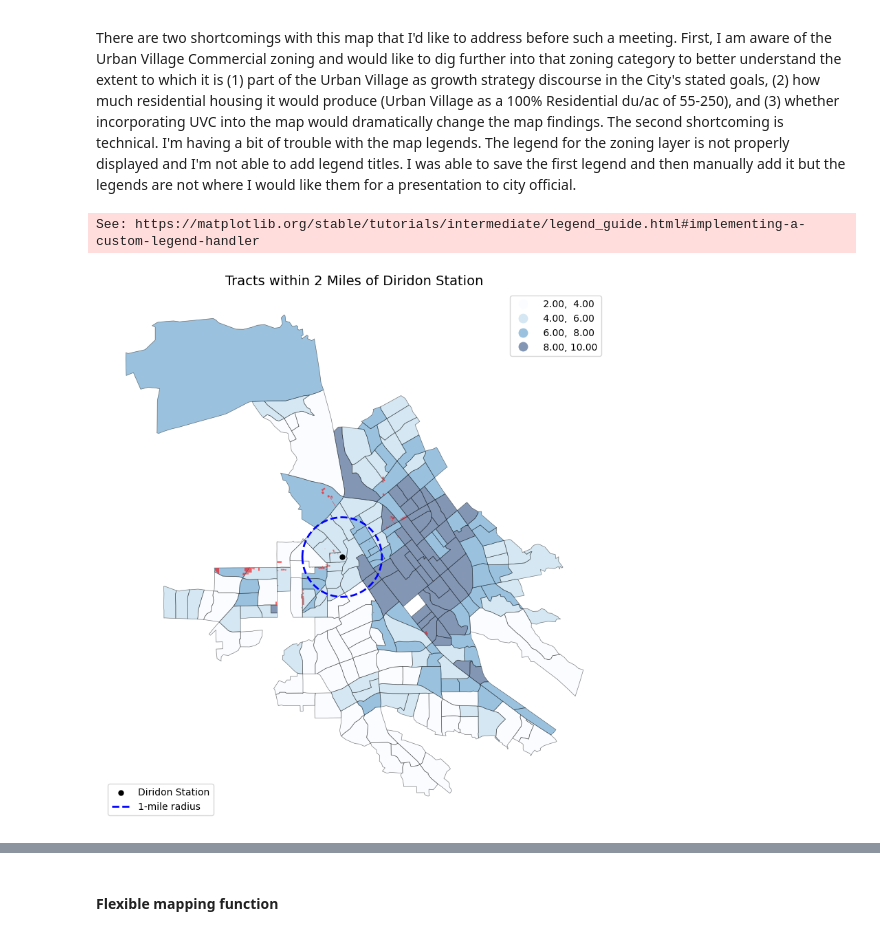
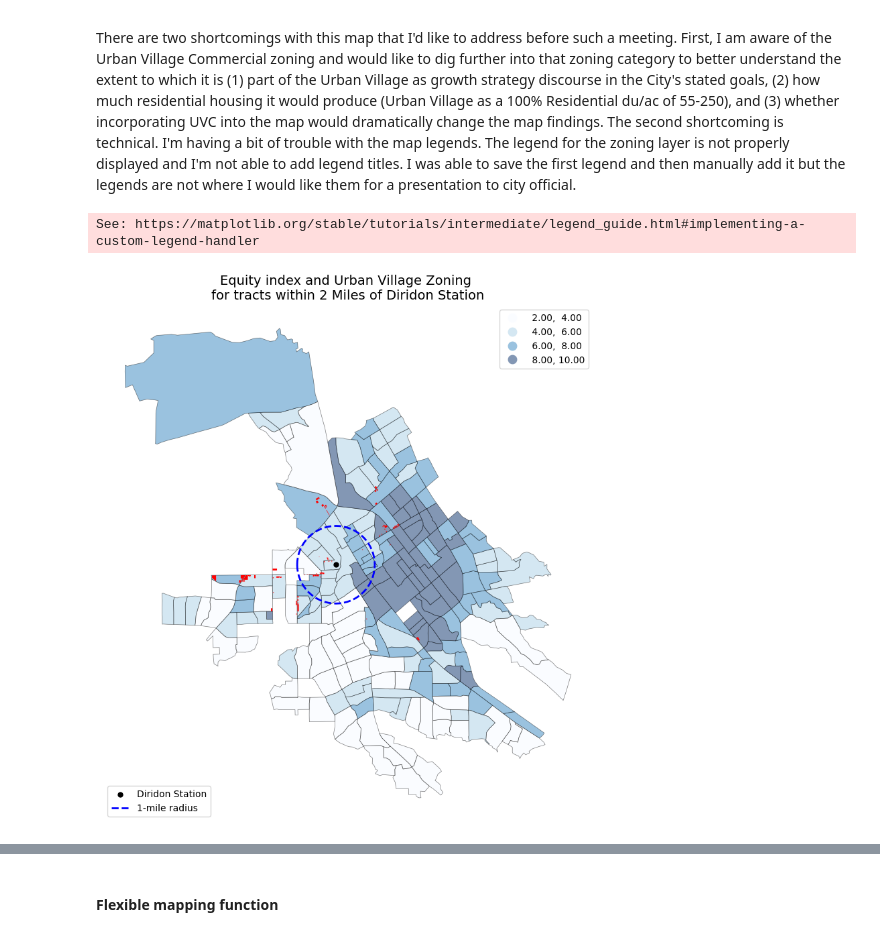
Before and after one commit to kaseyzapatka/sanjose_case_study, a Jupyter notebook: code/code.ipynb, the cells around one changed output, grey strips where cells are left out. Cells and saved outputs as stored; diff of their text form; code cells hidden in the pictures.

Commit message:
add mapping function to util.py, first draft of section b, final equity map

```diff
--- a/code/code.ipynb
+++ b/code/code.ipynb
@@ -1002,41 +990,41 @@ There are two shortcomings with this map that I'd like to address before such a
 #
 # Final equity score map
 # ----------------------------------------
+
+# ensure consistent CRS
 diridon_station = diridon_station.to_crs(epsg=4269)
 buffer_2mile = buffer_2mile.to_crs(epsg=4269)
 zoning_uv = zoning_uv.to_crs(epsg=4269)
 
 fig, ax = plt.subplots(figsize=(10, 10))
 ax.axis("off")
 
-
-# Plot tract shapefile colored by rent-burdened percent
+# choropleth
 san_jose_tracts_with_acs_equity.plot(
     ax=ax,
     column="EQUITYSC_2",
     scheme="NaturalBreaks",
     k = 4,
     legend=True,
-    label = "TESTING",
-    #legend_kwds={"labels": "Population in 2010", "orientation": "horizontal"},
     alpha = 0.5,
     cmap="Blues",        # Monotonic blue color scale
-    edgecolor="black",   # optional: makes tract borders visible
+    edgecolor="black",
     linewidth=0.5
 )
+# save legend from first plot
+leg1 = ax.get_legend()
 
-leg1 = ax.get_legend() # save the legend from the first plot
-
-# add additional layers
+# add additional overlays
 diridon_station.plot(ax=ax, color="black", marker=".", markersize=100, label="Diridon Station")
 buffer_2mile.boundary.plot(ax=ax, color="blue", linestyle="--", linewidth=2, label="1-mile radius")
-zoning_uv.plot(ax=ax, color="red", alpha=0.6, legend = True, label="Zoning UV")
+zoning_uv.plot(ax=ax, color="red", alpha=1, legend = True, label="Zoning UV")
 ax.legend(loc="lower left")
 ax.add_artist(leg1) # add the first legend back in
 
 # add title
-ax.set_title("Tracts within 2 Miles of Diridon Station", fontsize=14)
+ax.set_title("Equity index and Urban Village Zoning \nfor tracts within 2 Miles of Diridon Station", fontsize=14)
+plt.savefig("../output/maps/final_equity_map.pdf", format="pdf", bbox_inches="tight")
 plt.show()
 # %% [output]
 See: https://matplotlib.org/stable/tutorials/intermediate/legend_guide.html#implementing-a-custom-legend-handler
-[figure, old version]
+[figure, new version]
```
Also changed, not shown: parts of 13 cells of this notebook, 2 other files.
